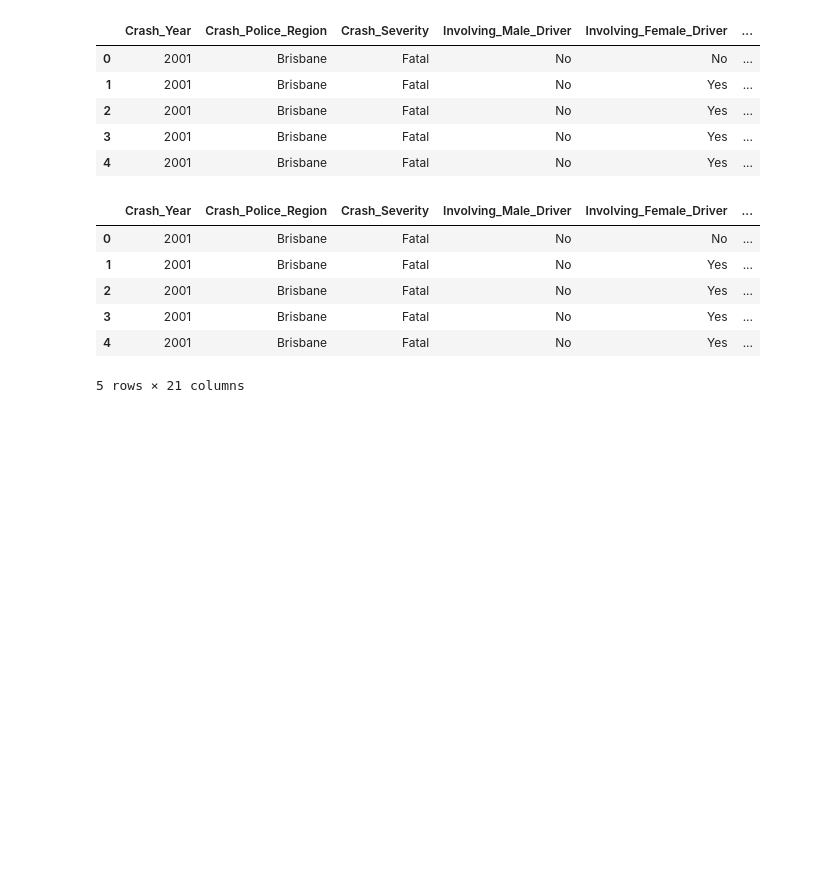
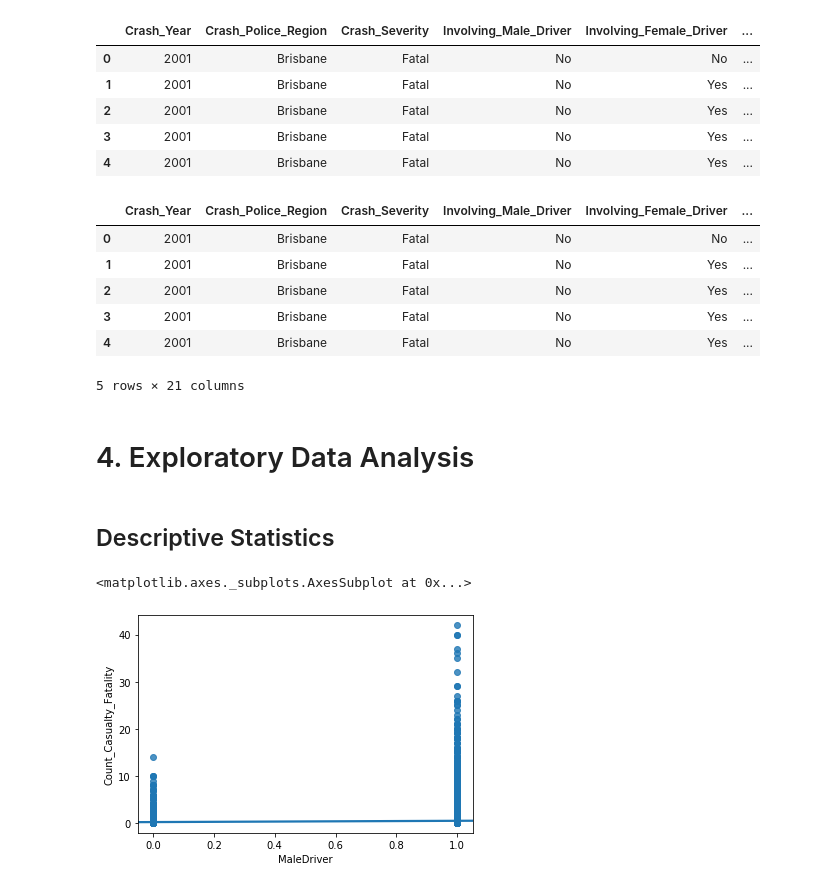
Before and after one commit to AmmaraRazzaq/DataAnalysis_with_Python, a Jupyter notebook: DataAnalysiswithPython.ipynb, the cells around one changed output. Saved outputs shown, nothing was run; the diff lists cells and outputs as text; code cells hidden in the pictures; blank space fills up the shorter version.

Commit message:
exploratory data analysis, descriptive statistics and groupby in python

```diff
--- a/DataAnalysiswithPython.ipynb
+++ b/DataAnalysiswithPython.ipynb
@@ -268,3 +268,7 @@ df.head()
 | 3 | 2001 | Brisbane | Fatal | No | Yes | ... |
 | 4 | 2001 | Brisbane | Fatal | No | Yes | ... |
 5 rows × 21 columns
+# %% [markdown]
+# 4. Exploratory Data Analysis
+# %% [markdown]
+##  Descriptive Statistics
@@ -270,0 +277,5 @@ df.head()
+# %%
+sns.regplot(x='MaleDriver',y='Count_Casualty_Fatality',data=df)
+# %% [output]
+<matplotlib.axes._subplots.AxesSubplot at 0x...>
+[figure, added]
```
Also changed, not shown: parts of 100 cells of this notebook.
